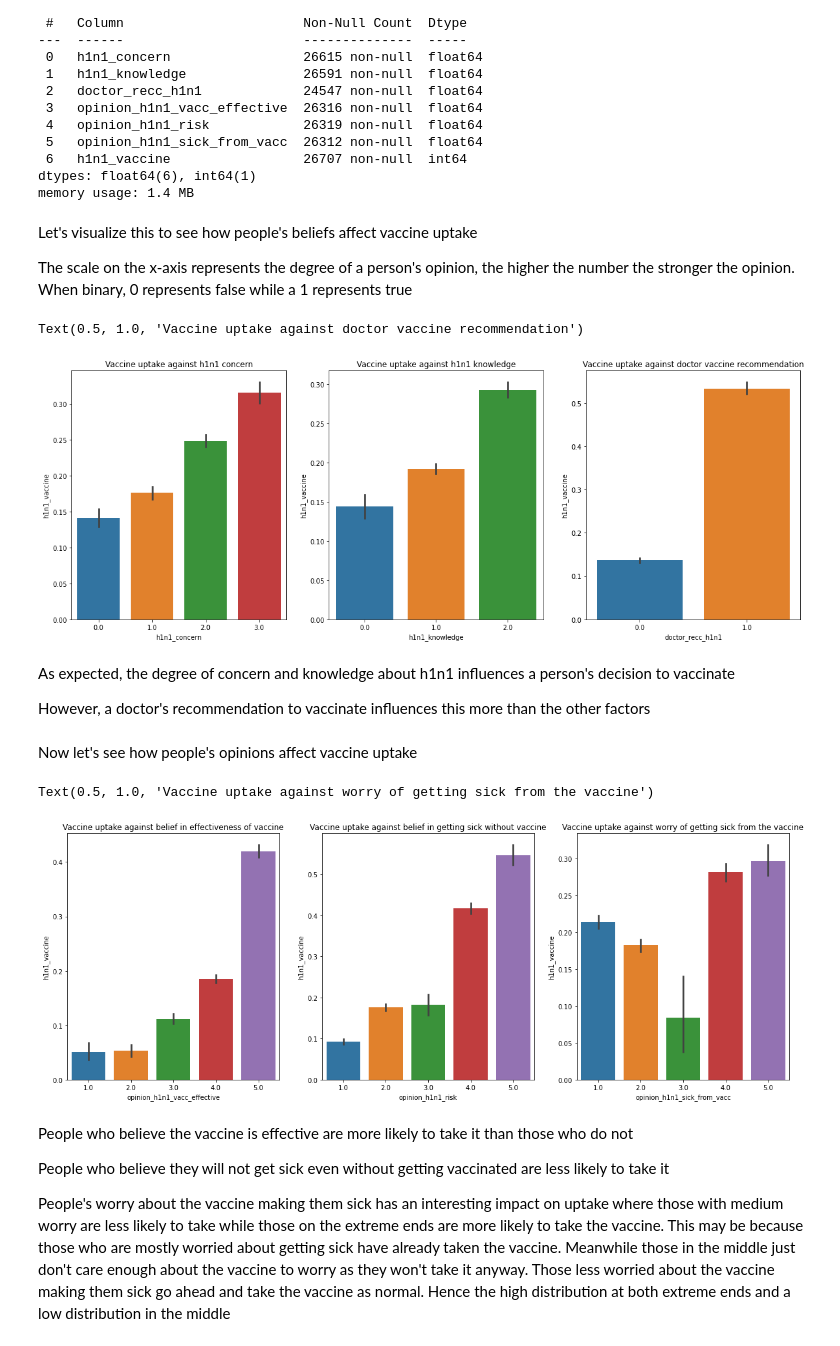
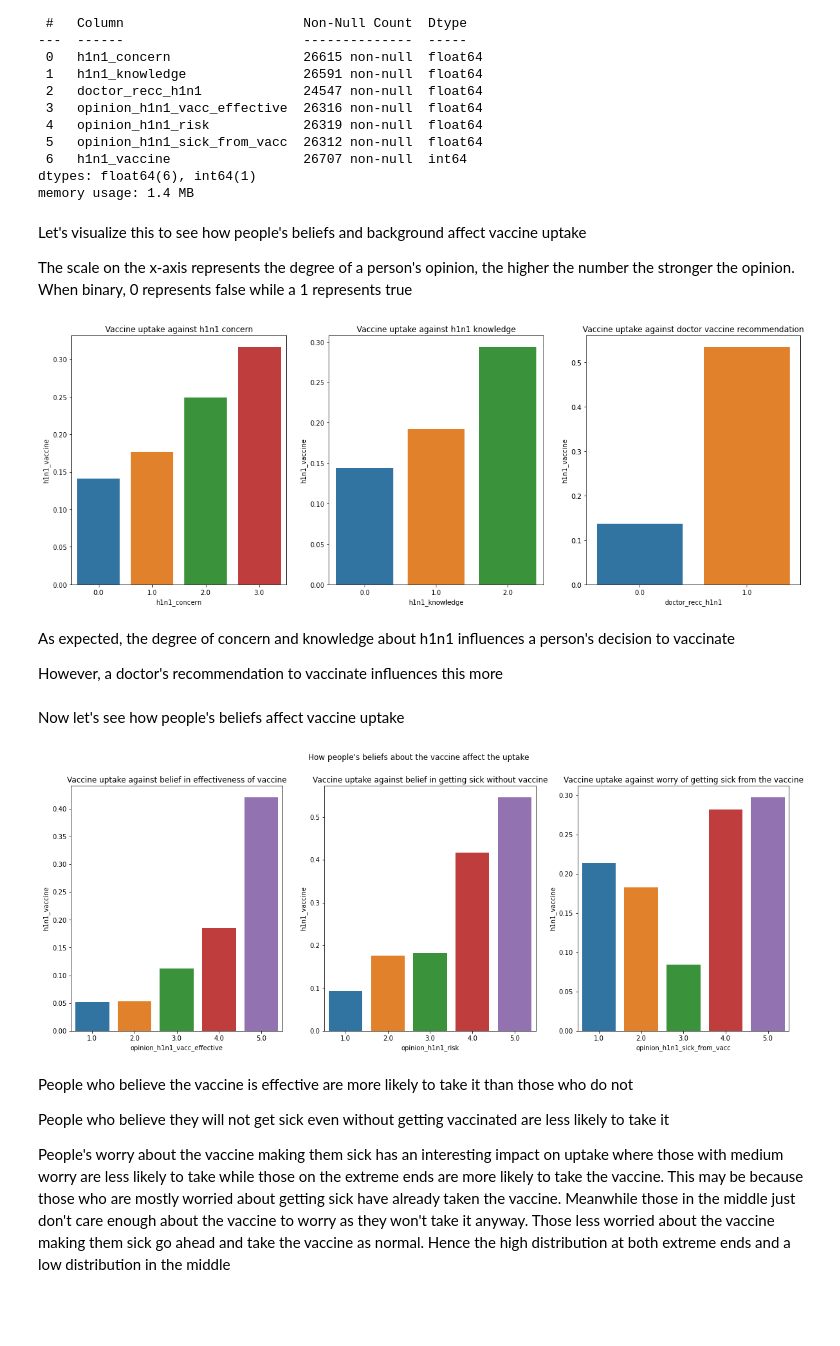
Before and after one commit to DaveyMburu/predicting-vaccine-uptake-using-behavioral-and-background-data, a Jupyter notebook: index.ipynb, the cells around one changed output. Cells and saved outputs as stored; diff of their text form; code cells hidden in the pictures; blank space fills up the shorter version.

```diff
--- a/index.ipynb
+++ b/index.ipynb
@@ -159,43 +144,42 @@ memory usage: 1.4 MB
 # drop all null rows
 h1n1_df.dropna(inplace = True)
 # %% [markdown]
-Let's visualize this to see how people's beliefs affect vaccine uptake
+Let's visualize this to see how people's beliefs and background affect vaccine uptake
 
 The scale on the x-axis represents the degree of a person's opinion, the higher the number the stronger the opinion. When binary, 0 represents false while a 1 represents true
 # %%
 fig, axes = plt.subplots(nrows = 1, ncols = 3, figsize = (20, 7))
 
-sns.barplot(data = h1n1_df, x = 'h1n1_concern', y = 'h1n1_vaccine', ax = axes[0])
+sns.barplot(data = h1n1_df, x = 'h1n1_concern', y = 'h1n1_vaccine', ci = None, ax = axes[0])
 axes[0].set_title('Vaccine uptake against h1n1 concern')
 
-sns.barplot(data = h1n1_df, x = 'h1n1_knowledge', y = 'h1n1_vaccine', ax = axes[1])
+sns.barplot(data = h1n1_df, x = 'h1n1_knowledge', y = 'h1n1_vaccine', ci = None, ax = axes[1])
 axes[1].set_title('Vaccine uptake against h1n1 knowledge')
 
-sns.barplot(data = h1n1_df, x = 'doctor_recc_h1n1', y = 'h1n1_vaccine', ax = axes[2])
-axes[2].set_title('Vaccine uptake against doctor vaccine recommendation')
+sns.barplot(data = h1n1_df, x = 'doctor_recc_h1n1', y = 'h1n1_vaccine', ci = None, ax = axes[2])
+axes[2].set_title('Vaccine uptake against doctor vaccine recommendation');
 # %% [output]
-Text(0.5, 1.0, 'Vaccine uptake against doctor vaccine recommendation')
-[figure, old version]
+[figure, new version]
 # %% [markdown]
 As expected, the degree of concern and knowledge about h1n1 influences a person's decision to vaccinate
 
-However, a doctor's recommendation to vaccinate influences this more than the other factors
+However, a doctor's recommendation to vaccinate influences this more
 # %% [markdown]
-Now let's see how people's opinions affect vaccine uptake
+Now let's see how people's beliefs affect vaccine uptake
 # %%
 fig, axes = plt.subplots(nrows = 1, ncols = 3, figsize = (20, 7))
+fig.suptitle('How people\'s beliefs about the vaccine affect the uptake')
 
-sns.barplot(data = h1n1_df, x = 'opinion_h1n1_vacc_effective', y = 'h1n1_vaccine', ax = axes[0])
+sns.barplot(data = h1n1_df, x = 'opinion_h1n1_vacc_effective', y = 'h1n1_vaccine', ci = None, ax = axes[0])
 axes[0].set_title('Vaccine uptake against belief in effectiveness of vaccine')
 
-sns.barplot(data = h1n1_df, x = 'opinion_h1n1_risk', y = 'h1n1_vaccine', ax = axes[1])
+sns.barplot(data = h1n1_df, x = 'opinion_h1n1_risk', y = 'h1n1_vaccine', ci = None, ax = axes[1])
 axes[1].set_title('Vaccine uptake against belief in getting sick without vaccine')
 
-sns.barplot(data = h1n1_df, x = 'opinion_h1n1_sick_from_vacc', y = 'h1n1_vaccine', ax = axes[2])
-axes[2].set_title('Vaccine uptake against worry of getting sick from the vaccine')
+sns.barplot(data = h1n1_df, x = 'opinion_h1n1_sick_from_vacc', y = 'h1n1_vaccine', ci = None, ax = axes[2])
+axes[2].set_title('Vaccine uptake against worry of getting sick from the vaccine');
 # %% [output]
-Text(0.5, 1.0, 'Vaccine uptake against worry of getting sick from the vaccine')
-[figure, old version]
+[figure, new version]
 # %% [markdown]
 People who believe the vaccine is effective are more likely to take it than those who do not
 
```
Also changed, not shown: parts of 18 cells of this notebook, 1 other file.
